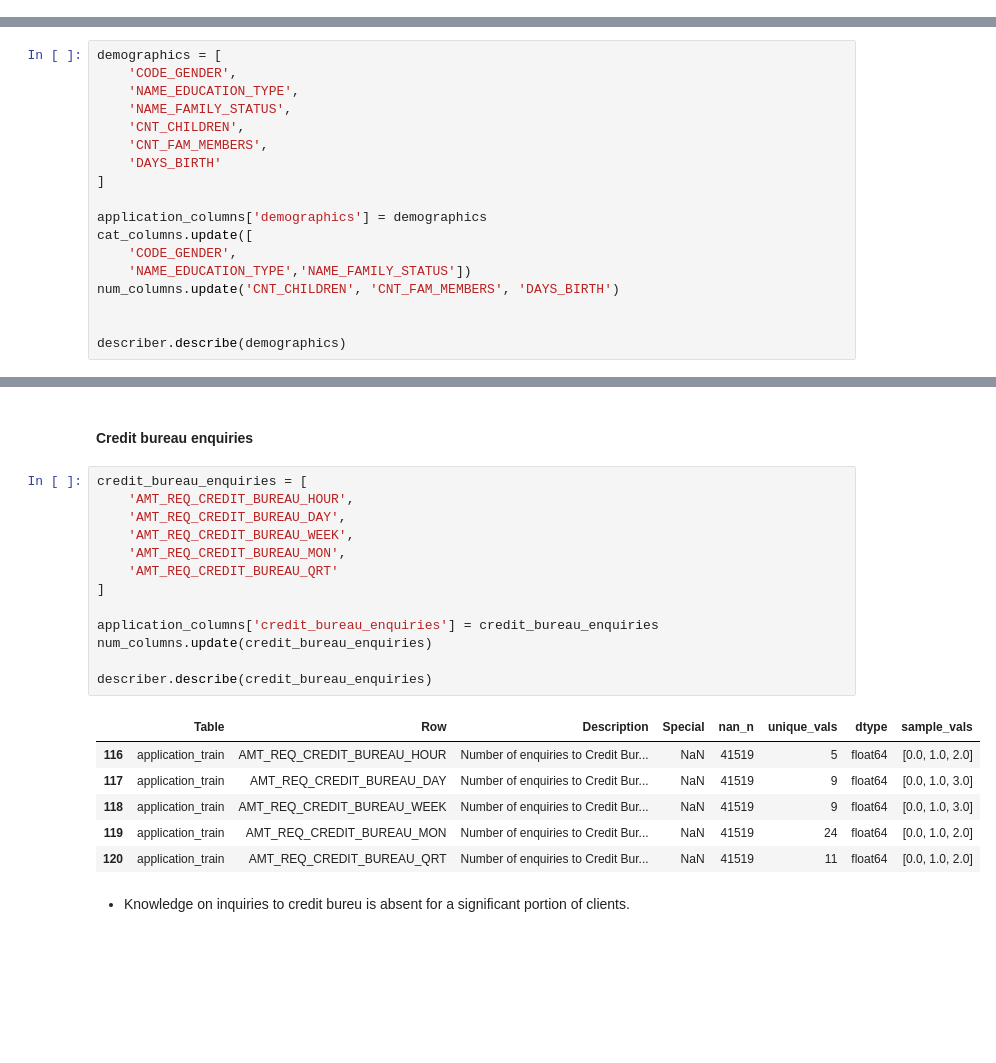
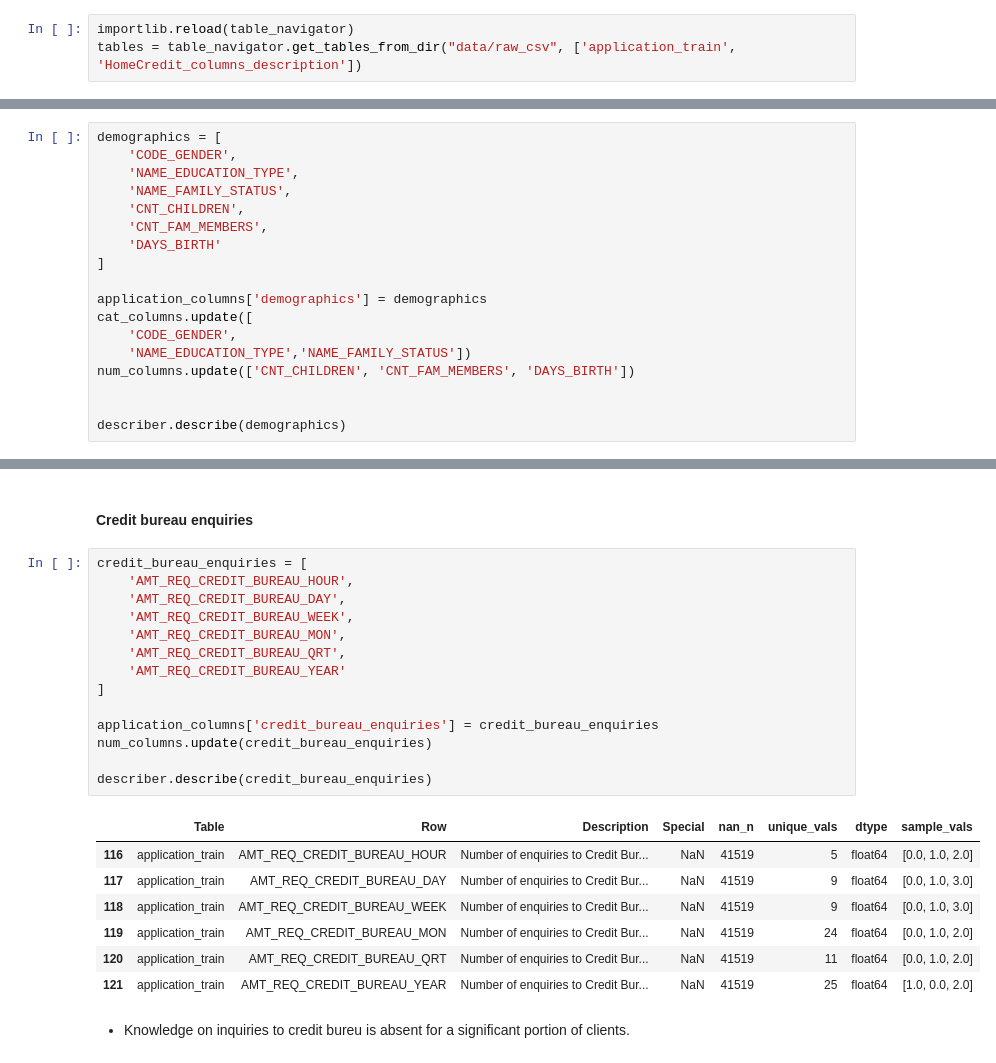
Before and after one commit to Sauciu1/defaulting-risk, a Jupyter notebook: notebooks/nb1_main_table_cleaning.ipynb, the cells around one changed output, grey strips where cells are left out. Cells and saved outputs as stored; diff of their text form; blank space fills up the shorter version.

```diff
--- a/notebooks/nb1_main_table_cleaning.ipynb
+++ b/notebooks/nb1_main_table_cleaning.ipynb
@@ -90,3 +80,6 @@ loaded previous_application with shape (1670214, 37)
 loaded sample_submission with shape (48744, 2)
 # %% [markdown]
 We can see that the application test and application shape tables are much wider than others - other tables provide supplementary information that could be used for further analysis.
+# %%
+importlib.reload(table_navigator)
+tables = table_navigator.get_tables_from_dir("data/raw_csv", ['application_train', 'HomeCredit_columns_description'])
@@ -511,7 +503,7 @@ application_columns['demographics'] = demographics
 cat_columns.update([
     'CODE_GENDER',
     'NAME_EDUCATION_TYPE','NAME_FAMILY_STATUS'])
-num_columns.update('CNT_CHILDREN', 'CNT_FAM_MEMBERS', 'DAYS_BIRTH')
+num_columns.update(['CNT_CHILDREN', 'CNT_FAM_MEMBERS', 'DAYS_BIRTH'])
 
 
 describer.describe(demographics)
@@ -788,23 +780,25 @@ for col in document_flags:
 # %%
 credit_bureau_enquiries = [
     'AMT_REQ_CREDIT_BUREAU_HOUR',
     'AMT_REQ_CREDIT_BUREAU_DAY',
     'AMT_REQ_CREDIT_BUREAU_WEEK',
     'AMT_REQ_CREDIT_BUREAU_MON',
-    'AMT_REQ_CREDIT_BUREAU_QRT'
+    'AMT_REQ_CREDIT_BUREAU_QRT',
+    'AMT_REQ_CREDIT_BUREAU_YEAR'
 ]
 
 application_columns['credit_bureau_enquiries'] = credit_bureau_enquiries
 num_columns.update(credit_bureau_enquiries)
 
 describer.describe(credit_bureau_enquiries)
 # %% [output]
 |  | Table | Row | Description | Special | nan_n | unique_vals | dtype | sample_vals |
 | 116 | application_train | AMT_REQ_CREDIT_BUREAU_HOUR | Number of enquiries to Credit Bur... | NaN | 41519 | 5 | float64 | [0.0, 1.0, 2.0] |
 | 117 | application_train | AMT_REQ_CREDIT_BUREAU_DAY | Number of enquiries to Credit Bur... | NaN | 41519 | 9 | float64 | [0.0, 1.0, 3.0] |
 | 118 | application_train | AMT_REQ_CREDIT_BUREAU_WEEK | Number of enquiries to Credit Bur... | NaN | 41519 | 9 | float64 | [0.0, 1.0, 3.0] |
 | 119 | application_train | AMT_REQ_CREDIT_BUREAU_MON | Number of enquiries to Credit Bur... | NaN | 41519 | 24 | float64 | [0.0, 1.0, 2.0] |
 | 120 | application_train | AMT_REQ_CREDIT_BUREAU_QRT | Number of enquiries to Credit Bur... | NaN | 41519 | 11 | float64 | [0.0, 1.0, 2.0] |
+| 121 | application_train | AMT_REQ_CREDIT_BUREAU_YEAR | Number of enquiries to Credit Bur... | NaN | 41519 | 25 | float64 | [1.0, 0.0, 2.0] |
 # %% [markdown]
 * Knowledge on inquiries to credit bureu is absent for a significant portion of clients.
 # %%
```
Also changed, not shown: parts of 11 cells of this notebook, 14 other files.
